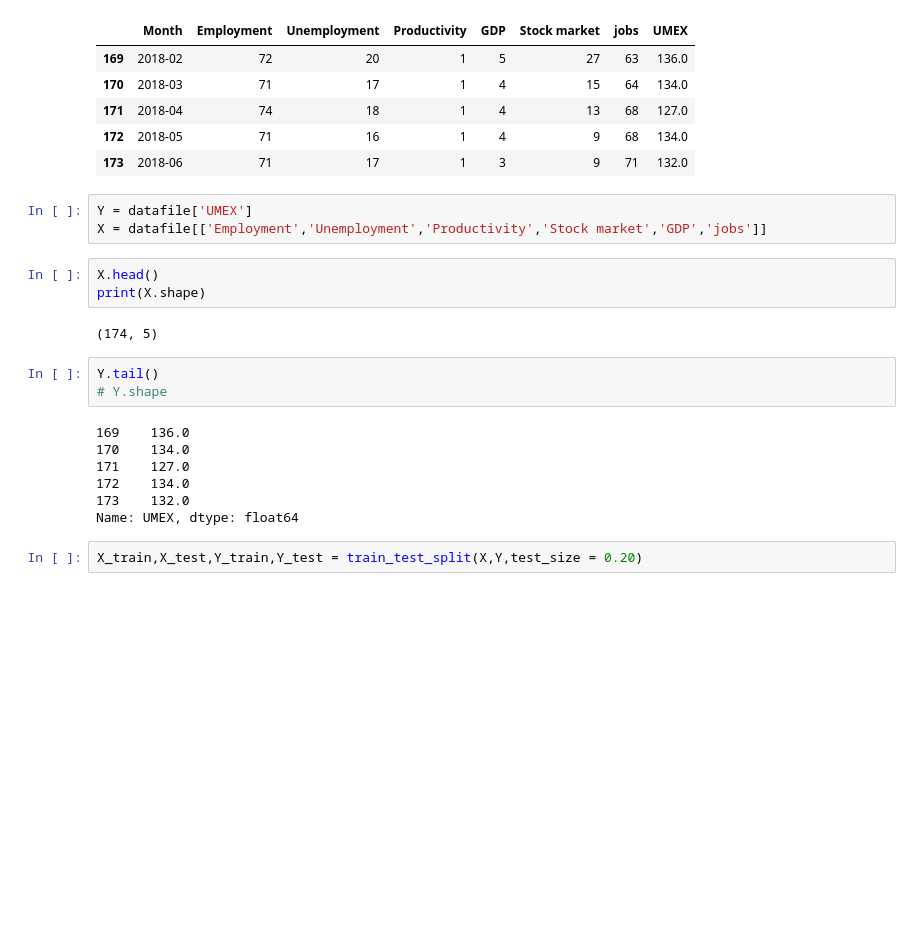
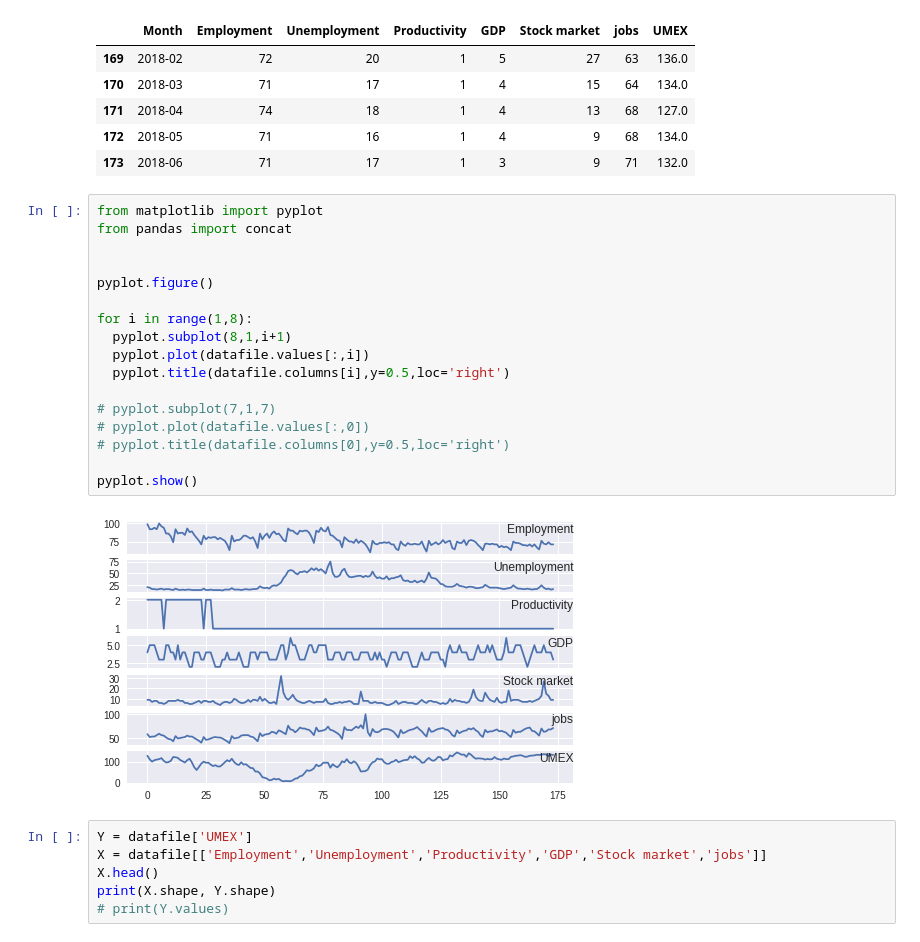
Before and after one commit to akshseh/FintechProject, a Jupyter notebook: NowCastingData_Regression.ipynb, the cells around one changed output. Cells and saved outputs as stored; diff of their text form; blank space fills up the shorter version.

```diff
--- a/NowCastingData_Regression.ipynb
+++ b/NowCastingData_Regression.ipynb
@@ -83,23 +80,28 @@ datafile.tail()
 | 171 | 2018-04 | 74 | 18 | 1 | 4 | 13 | 68 | 127.0 |
 | 172 | 2018-05 | 71 | 16 | 1 | 4 | 9 | 68 | 134.0 |
 | 173 | 2018-06 | 71 | 17 | 1 | 3 | 9 | 71 | 132.0 |
+# %%
+from matplotlib import pyplot
+from pandas import concat
+
+
+pyplot.figure()
+
+for i in range(1,8):
+  pyplot.subplot(8,1,i+1)
+  pyplot.plot(datafile.values[:,i])
+  pyplot.title(datafile.columns[i],y=0.5,loc='right')
+
+# pyplot.subplot(7,1,7)
+# pyplot.plot(datafile.values[:,0])
+# pyplot.title(datafile.columns[0],y=0.5,loc='right')
+
+pyplot.show()
+# %% [output]
+[figure, added]
 # %%
 Y = datafile['UMEX']
-X = datafile[['Employment','Unemployment','Productivity','Stock market','GDP','jobs']]
+X = datafile[['Employment','Unemployment','Productivity','GDP','Stock market','jobs']]
+X.head()
+print(X.shape, Y.shape)
+# print(Y.values)
-# %%
-X.head()
-print(X.shape)
-# %% [output]
-(174, 5)
-# %%
-Y.tail()
-# Y.shape
-# %% [output]
-169    136.0
-170    134.0
-171    127.0
-172    134.0
-173    132.0
-Name: UMEX, dtype: float64
-# %%
-X_train,X_test,Y_train,Y_test = train_test_split(X,Y,test_size = 0.20)
```
Also changed, not shown: parts of 12 cells of this notebook.
